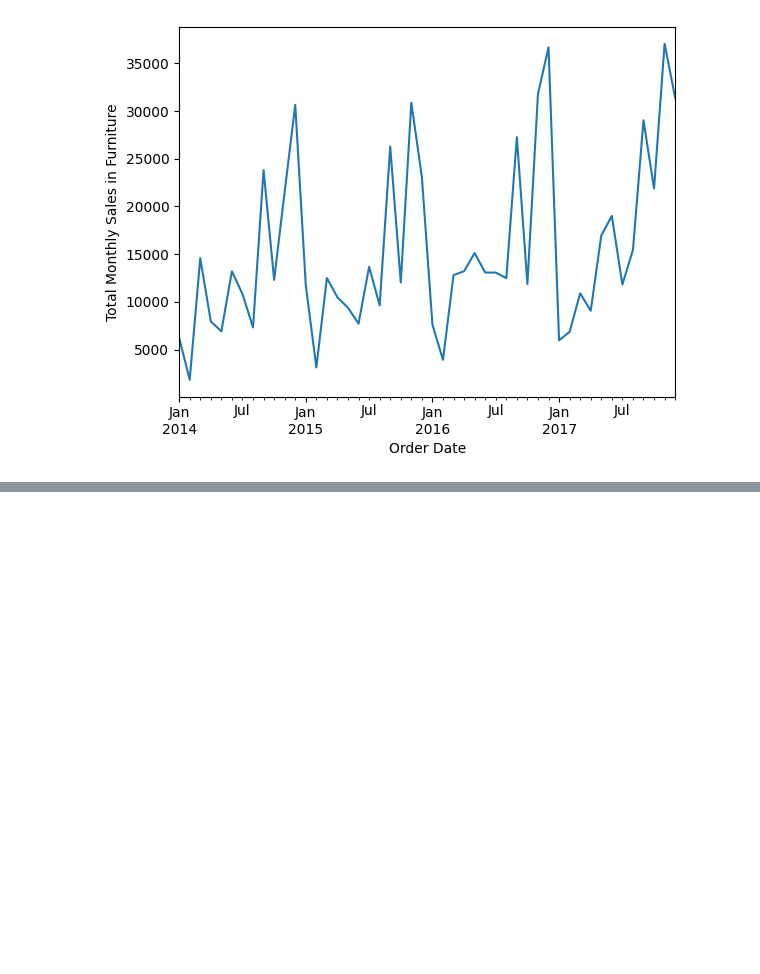
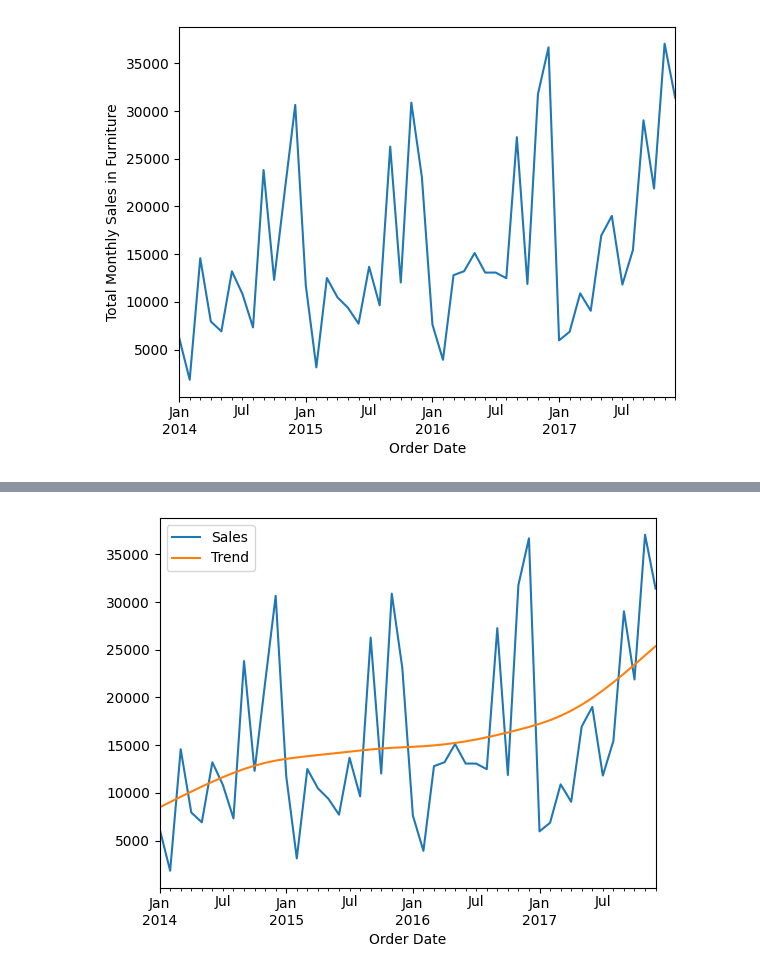
Before and after one commit to Suryasadasivam/Time_series_practice, a Jupyter notebook: Time_series_Data_Analysis.ipynb, the cells around one changed output, grey strips where cells are left out. Cells and saved outputs as stored; diff of their text form; code cells hidden in the pictures; blank space fills up the shorter version.

```diff
--- a/Time_series_Data_Analysis.ipynb
+++ b/Time_series_Data_Analysis.ipynb
@@ -53,0 +76,4 @@ plt.show()
+# %%
+from statsmodels.tsa.filters.hp_filter import hpfilter
+
+sales_cycle, sales_trend=hpfilter(df['Sales'],lamb=1200)
@@ -53,0 +142,4 @@ plt.show()
+# %%
+df['Trend']=sales_trend
+# %%
+df['cycle']=sales_cycle
@@ -53,0 +156,6 @@ plt.show()
+# %%
+#plot
+
+df[["Sales","Trend"]].plot().autoscale(axis="x",tight=True)
+# %% [output]
+[figure, added]
```
Also changed, not shown: parts of 84 cells of this notebook.
